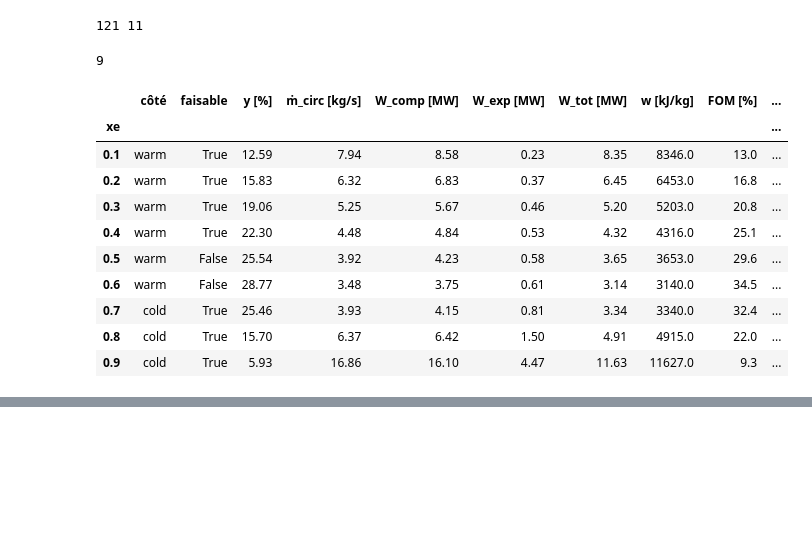
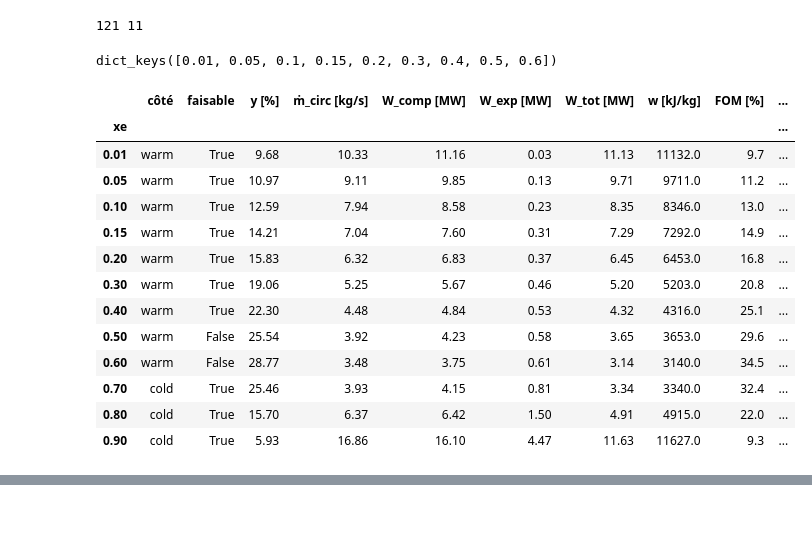
Before and after one commit to Mascof17/sys_en, a Jupyter notebook: proj_12/LNG_L0_martin.ipynb, the cells around one changed output, grey strips where cells are left out. Cells and saved outputs as stored; diff of their text form; code cells hidden in the pictures; blank space fills up the shorter version.

```diff
--- a/proj_12/LNG_L0_martin.ipynb
+++ b/proj_12/LNG_L0_martin.ipynb
@@ -687,42 +700,5 @@ def solve_xe_both(xe, seeds, steps=40):
     return cands
 # %%
-results    = {}                          # xe -> design retenu  (lu par le reste du notebook)
-all_sides  = {}                          # xe -> {side: ligne}  (diagnostic : les deux côtés)
-seeds_side = {"warm": {}, "cold": {}}    # chaînes de warm-start par côté : side -> {xe: snap}
-
-def _pick(cands):
-    """Design = le candidat intérieurement faisable le plus proche de ΔT=5.
-    Si aucun n'est faisable, on garde le moins mauvais, étiqueté infaisable."""
-    feas = [c for c in cands if c["feasible"]]
-    if feas:
-        return min(feas, key=lambda c: abs(c["dT_int"] - 5)), True
-    return max(cands, key=lambda c: c["dT_int"]), False
-
-def sweep_xe(xe_list, steps=40):
-    for xe in sorted(map(_key, xe_list)):
-        if xe in results: continue
-
-        # seed propre à chaque côté : son snapshot le plus proche
-        seeds = {}
-        for side in ("warm", "cold"):
-            chain = seeds_side[side]
-            if chain:
-                seeds[side] = chain[min(chain, key=lambda k: abs(k - xe))]
-        if not seeds:                                     # amorçage : ta chaîne L0 bout-chaud
-            seeds["warm"] = snapshots[min(snapshots, key=lambda k: abs(k - xe))]
-
-        cands = solve_xe_both(xe, seeds, steps=steps)
-        if not cands:
-            print(f"{xe:6.3f}  ✗ aucune convergence (ni warm ni cold)")
-            continue
-
-        all_sides[xe] = {c["side"]: c for c in cands}
-        for c in cands:                                   # alimente les chaînes (même infaisables)
-            seeds_side[c["side"]][xe] = c["snap"]
-
-        design, feasible = _pick(cands)
-        results[xe] = design
-        tag = f"[{design['side']:>4}]" + ("" if feasible else "  ⚠ INFAISABLE")
-        print(f"{xe:6.3f} {tag}  y={design['y']*100:5.2f}%  w={design['w']/1e3:6.0f} kJ/kg  "
-              f"FOM={design['fom']*100:4.1f}%  ΔTint={design['dT_int']:6.2f} K   "
-              f"(ṁcp warm={design['mcp_warm']:.2f} | cold={design['mcp_cold']:.2f})")
+results_both = {}                        # xe -> design retenu (section "both", indépendant de `results`)
+all_sides    = {}                        # xe -> {"warm": ligne, "cold": ligne}  (les deux côtés)
+seeds_side   = {"warm": {}, "cold": {}}  # chaînes de warm-start par côté
@@ -753,43 +766,46 @@ print(len(sys_L3.unknowns), len([c for c in sys_L3.constraints]))  # doivent êt
 # %% [output]
 121 11
 # %%
-len(results)
+results.keys()
 # %% [output]
-9
+dict_keys([0.01, 0.05, 0.1, 0.15, 0.2, 0.3, 0.4, 0.5, 0.6])
 # %%
-df = pd.DataFrame(results.values()).sort_values("xe").set_index("xe")
+df = pd.DataFrame(results_both.values()).sort_values("xe").set_index("xe")
 
 out = pd.DataFrame({
     "côté":          df["side"],
     "faisable":      df["feasible"],
     "y [%]":         df["y"] * 100,
     "ṁ_circ [kg/s]": df["m_circ"],
     "W_comp [MW]":   df["W_comp"] / 1e6,
     "W_exp [MW]":    df["W_exp"] / 1e6,
     "W_tot [MW]":    df["W_tot"] / 1e6,
     "w [kJ/kg]":     df["w"] / 1e3,
     "FOM [%]":       df["fom"] * 100,
     "ΔT int [K]":    df["dT_int"],
     "ṁcp_warm":      df["mcp_warm"],
     "ṁcp_cold":      df["mcp_cold"],
     "A_hot [m²]":    df["A_hot"],
 })
 out = out.round({"y [%]":2, "ṁ_circ [kg/s]":2, "W_comp [MW]":2, "W_exp [MW]":2,
                  "W_tot [MW]":2, "w [kJ/kg]":0, "FOM [%]":1, "ΔT int [K]":2,
                  "ṁcp_warm":2, "ṁcp_cold":2, "A_hot [m²]":0})
 out
 # %% [output]
 |  | côté | faisable | y [%] | ṁ_circ [kg/s] | W_comp [MW] | W_exp [MW] | W_tot [MW] | w [kJ/kg] | FOM [%] | ... |
 | xe |  |  |  |  |  |  |  |  |  | ... |
-| 0.1 | warm | True | 12.59 | 7.94 | 8.58 | 0.23 | 8.35 | 8346.0 | 13.0 | ... |
-| 0.2 | warm | True | 15.83 | 6.32 | 6.83 | 0.37 | 6.45 | 6453.0 | 16.8 | ... |
-| 0.3 | warm | True | 19.06 | 5.25 | 5.67 | 0.46 | 5.20 | 5203.0 | 20.8 | ... |
-| 0.4 | warm | True | 22.30 | 4.48 | 4.84 | 0.53 | 4.32 | 4316.0 | 25.1 | ... |
-| 0.5 | warm | False | 25.54 | 3.92 | 4.23 | 0.58 | 3.65 | 3653.0 | 29.6 | ... |
-| 0.6 | warm | False | 28.77 | 3.48 | 3.75 | 0.61 | 3.14 | 3140.0 | 34.5 | ... |
-| 0.7 | cold | True | 25.46 | 3.93 | 4.15 | 0.81 | 3.34 | 3340.0 | 32.4 | ... |
-| 0.8 | cold | True | 15.70 | 6.37 | 6.42 | 1.50 | 4.91 | 4915.0 | 22.0 | ... |
-| 0.9 | cold | True | 5.93 | 16.86 | 16.10 | 4.47 | 11.63 | 11627.0 | 9.3 | ... |
+| 0.01 | warm | True | 9.68 | 10.33 | 11.16 | 0.03 | 11.13 | 11132.0 | 9.7 | ... |
+| 0.05 | warm | True | 10.97 | 9.11 | 9.85 | 0.13 | 9.71 | 9711.0 | 11.2 | ... |
+| 0.10 | warm | True | 12.59 | 7.94 | 8.58 | 0.23 | 8.35 | 8346.0 | 13.0 | ... |
+| 0.15 | warm | True | 14.21 | 7.04 | 7.60 | 0.31 | 7.29 | 7292.0 | 14.9 | ... |
+| 0.20 | warm | True | 15.83 | 6.32 | 6.83 | 0.37 | 6.45 | 6453.0 | 16.8 | ... |
+| 0.30 | warm | True | 19.06 | 5.25 | 5.67 | 0.46 | 5.20 | 5203.0 | 20.8 | ... |
+| 0.40 | warm | True | 22.30 | 4.48 | 4.84 | 0.53 | 4.32 | 4316.0 | 25.1 | ... |
+| 0.50 | warm | False | 25.54 | 3.92 | 4.23 | 0.58 | 3.65 | 3653.0 | 29.6 | ... |
+| 0.60 | warm | False | 28.77 | 3.48 | 3.75 | 0.61 | 3.14 | 3140.0 | 34.5 | ... |
+| 0.70 | cold | True | 25.46 | 3.93 | 4.15 | 0.81 | 3.34 | 3340.0 | 32.4 | ... |
+| 0.80 | cold | True | 15.70 | 6.37 | 6.42 | 1.50 | 4.91 | 4915.0 | 22.0 | ... |
+| 0.90 | cold | True | 5.93 | 16.86 | 16.10 | 4.47 | 11.63 | 11627.0 | 9.3 | ... |
 # %%
 from matplotlib.lines import Line2D
 INK, MUTED, GRID, BLUE, RED, HOT = "#0b0b0b", "#52514e", "#e3e2df", "#2a78d6", "#e34948", "#eb6834"
```
Also changed, not shown: parts of 13 cells of this notebook, 1 other file.
